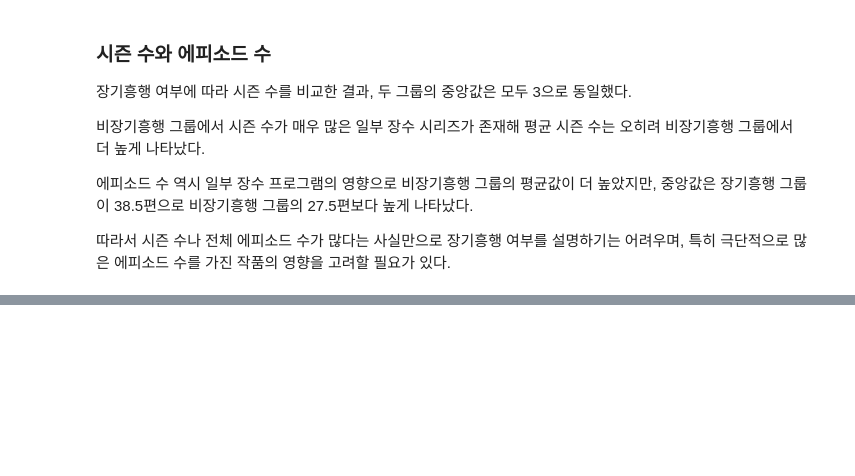
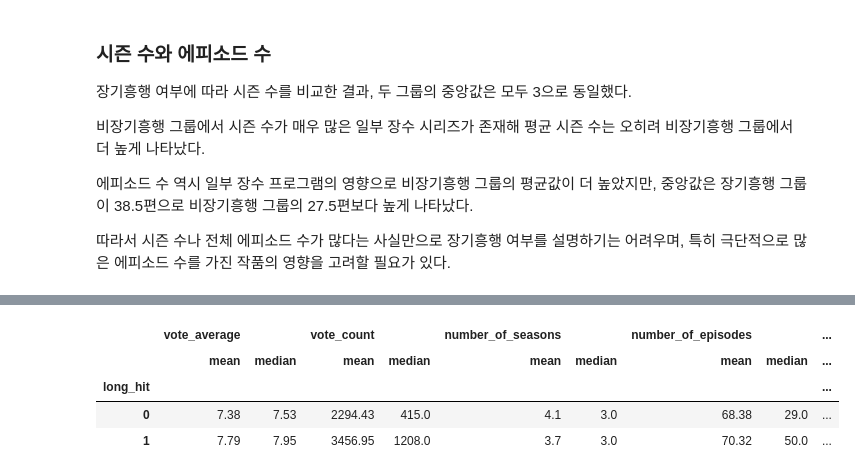
Before and after one commit to yryang101/netflix-game-ip-content-strategy, a Jupyter notebook: notebooks/03_netflix_tmdb_eda.ipynb, the cells around one changed output, grey strips where cells are left out. Drawn from its saved outputs; the diff is of its cells as text; code cells hidden in the pictures; blank space fills up the shorter version.

```diff
--- a/notebooks/03_netflix_tmdb_eda.ipynb
+++ b/notebooks/03_netflix_tmdb_eda.ipynb
@@ -975,3 +1587,97 @@ plt.show()
 따라서 시즌 수나 전체 에피소드 수가 많다는 사실만으로
 장기흥행 여부를 설명하기는 어려우며,
 특히 극단적으로 많은 에피소드 수를 가진 작품의 영향을 고려할 필요가 있다.
+# %%
+# 보정된 merged_df를 기준으로 장르·언어·제작국가와 주요 TMDB 지표의 최종 요약값을 한 번에 확인
+
+# 1. 장르별 long_hit 비율
+genre_final = (
+    merged_df.assign(
+        genre=merged_df["genres"].str.split(", ")
+    )
+    .explode("genre")
+    .groupby("genre")["long_hit"]
+    .agg(["count", "sum", "mean"])
+    .reset_index()
+    .rename(columns={
+        "count": "content_count",
+        "sum": "long_hit_count",
+        "mean": "long_hit_rate"
+    })
+)
+
+genre_final["long_hit_rate"] = genre_final["long_hit_rate"] * 100
+genre_final = genre_final[
+    genre_final["content_count"] >= 10
+].sort_values("long_hit_rate", ascending=False)
+
+
+# 2. 원어별 long_hit 비율
+language_final = (
+    merged_df.groupby("original_language")["long_hit"]
+    .agg(["count", "sum", "mean"])
+    .reset_index()
+    .rename(columns={
+        "count": "content_count",
+        "sum": "long_hit_count",
+        "mean": "long_hit_rate"
+    })
+)
+
+language_final["long_hit_rate"] = language_final["long_hit_rate"] * 100
+language_final = language_final[
+    language_final["content_count"] >= 5
+].sort_values("long_hit_rate", ascending=False)
+
+
+# 3. 제작국가별 long_hit 비율
+country_final = (
+    merged_df.dropna(subset=["production_countries"])
+    .assign(
+        production_country=merged_df["production_countries"].str.split(", ")
+    )
+    .explode("production_country")
+    .groupby("production_country")["long_hit"]
+    .agg(["count", "sum", "mean"])
+    .reset_index()
+    .rename(columns={
+        "count": "content_count",
+        "sum": "long_hit_count",
+        "mean": "long_hit_rate"
+    })
+)
+
+country_final["long_hit_rate"] = country_final["long_hit_rate"] * 100
+country_final = country_final[
+    country_final["content_count"] >= 5
+].sort_values("long_hit_rate", ascending=False)
+
+
+# 4. long_hit 여부별 TMDB 주요 지표 요약
+tmdb_metrics_final = (
+    merged_df.groupby("long_hit")[
+        [
+            "vote_average",
+            "vote_count",
+            "number_of_seasons",
+            "number_of_episodes",
+            "popularity"
+        ]
+    ]
+    .agg(["mean", "median"])
+    .round(2)
+)
+
+
+print("=== 장르별 long_hit 비율 (n >= 10) ===")
+display(genre_final.round(2))
+
+print("\n=== 원어별 long_hit 비율 (n >= 5) ===")
+display(language_final.round(2))
+
+print("\n=== 제작국가별 long_hit 비율 (n >= 5) ===")
+display(country_final.round(2))
+
+print("\n=== long_hit 여부별 TMDB 주요 지표 ===")
+display(tmdb_metrics_final)
+# %% [output]
@@ -977,0 +1717,5 @@ plt.show()
+|  | vote_average |  | vote_count |  | number_of_seasons |  | number_of_episodes |  | ... |
+|  | mean | median | mean | median | mean | median | mean | median | ... |
+| long_hit |  |  |  |  |  |  |  |  | ... |
+| 0 | 7.38 | 7.53 | 2294.43 | 415.0 | 4.1 | 3.0 | 68.38 | 29.0 | ... |
+| 1 | 7.79 | 7.95 | 3456.95 | 1208.0 | 3.7 | 3.0 | 70.32 | 50.0 | ... |
```
Also changed, not shown: parts of 29 cells of this notebook.
